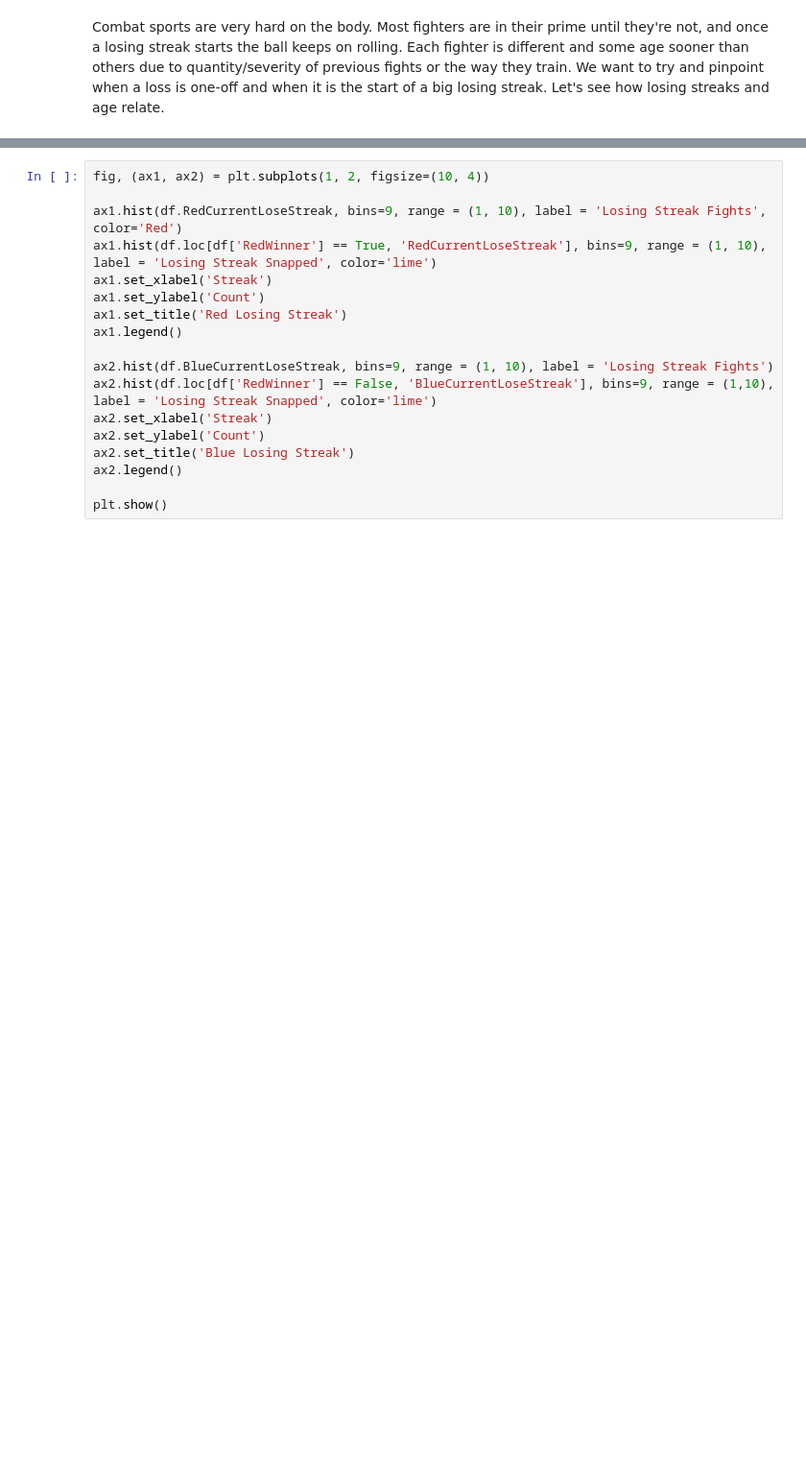
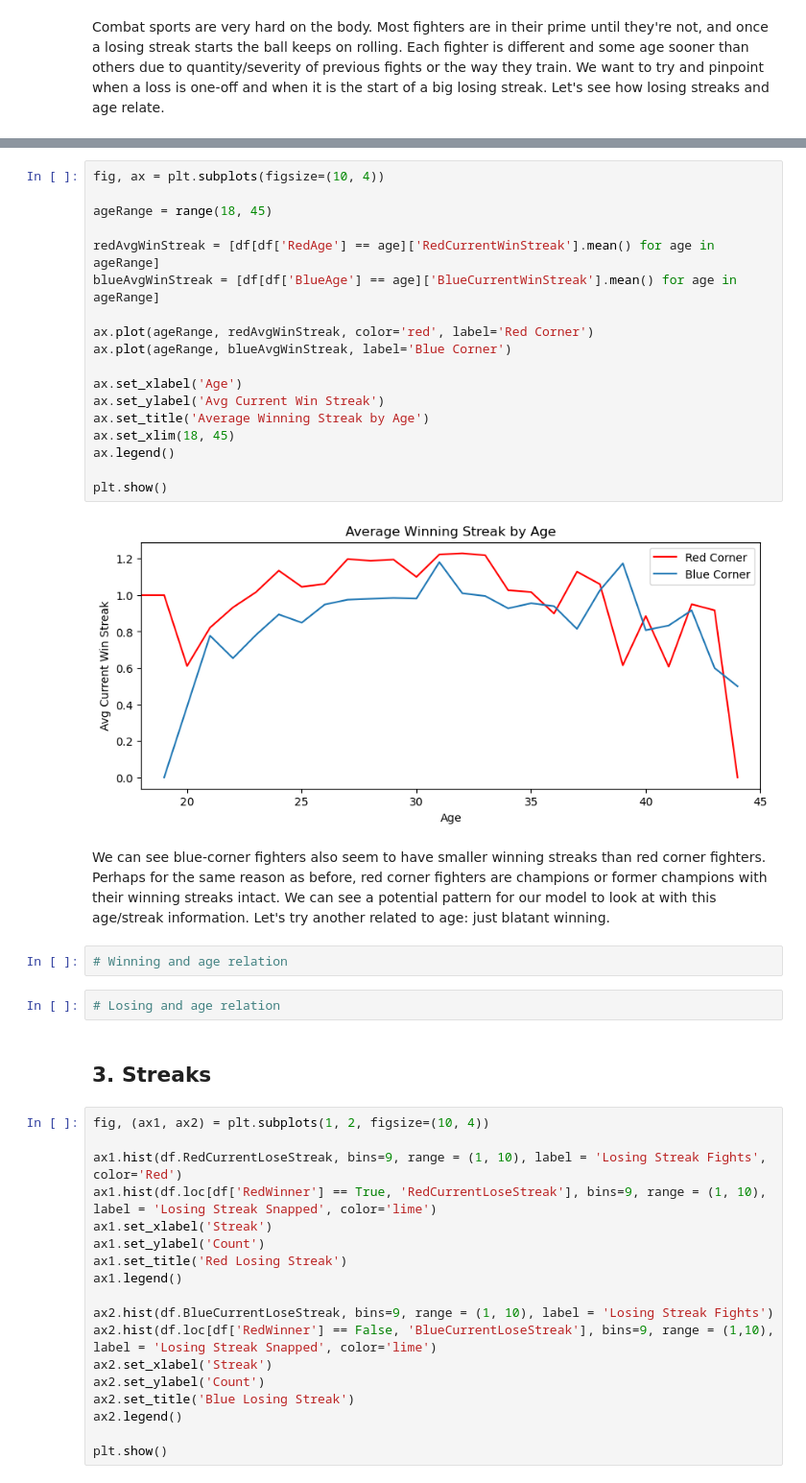
Before and after one commit to anthonyysz/Fight-Result-Predictor, a Jupyter notebook: notebooks/2-data-exploration-and-analysis.ipynb, the cells around one changed output, grey strips where cells are left out. Shown at 96% size. Cells and saved outputs as stored; diff of their text form; blank space fills up the shorter version.

```diff
--- a/notebooks/2-data-exploration-and-analysis.ipynb
+++ b/notebooks/2-data-exploration-and-analysis.ipynb
@@ -143,3 +143,31 @@ Curiously, despite the red corner being the "A-side", we tend to see red corner
+# %%
+fig, ax = plt.subplots(figsize=(10, 4))
+
+ageRange = range(18, 45)
+
+redAvgWinStreak = [df[df['RedAge'] == age]['RedCurrentWinStreak'].mean() for age in ageRange]
+blueAvgWinStreak = [df[df['BlueAge'] == age]['BlueCurrentWinStreak'].mean() for age in ageRange]
+
+ax.plot(ageRange, redAvgWinStreak, color='red', label='Red Corner')
+ax.plot(ageRange, blueAvgWinStreak, label='Blue Corner')
+
+ax.set_xlabel('Age')
+ax.set_ylabel('Avg Current Win Streak')
+ax.set_title('Average Winning Streak by Age')
+ax.set_xlim(18, 45)
+ax.legend()
+
+plt.show()
+# %% [output]
+[figure, added]
+# %% [markdown]
+We can see blue-corner fighters also seem to have smaller winning streaks than red corner fighters. Perhaps for the same reason as before, red corner fighters are champions or former champions with their winning streaks intact. We can see a potential pattern for our model to look at with this age/streak information. Let's try another related to age: just blatant winning.
+# %%
+# Winning and age relation
+# %%
+# Losing and age relation
+# %% [markdown]
+## 3. Streaks
 # %%
 fig, (ax1, ax2) = plt.subplots(1, 2, figsize=(10, 4))
 
```
Also changed, not shown: parts of 2 cells of this notebook.
